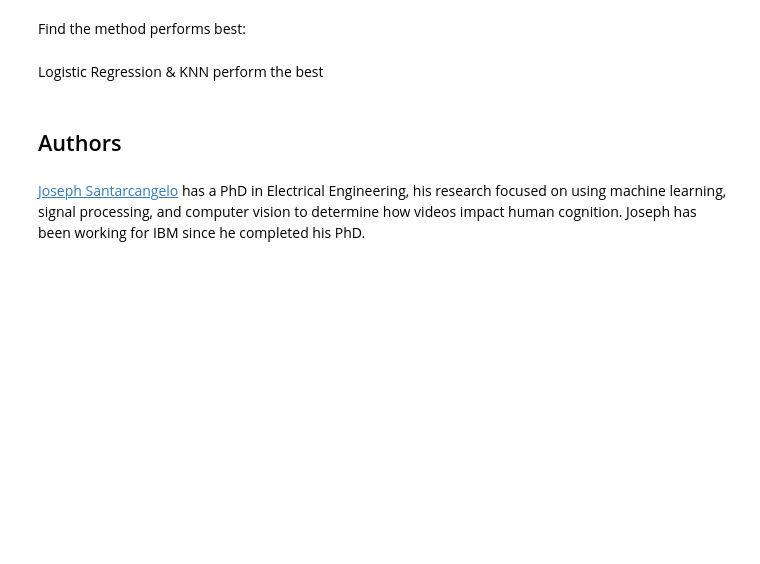
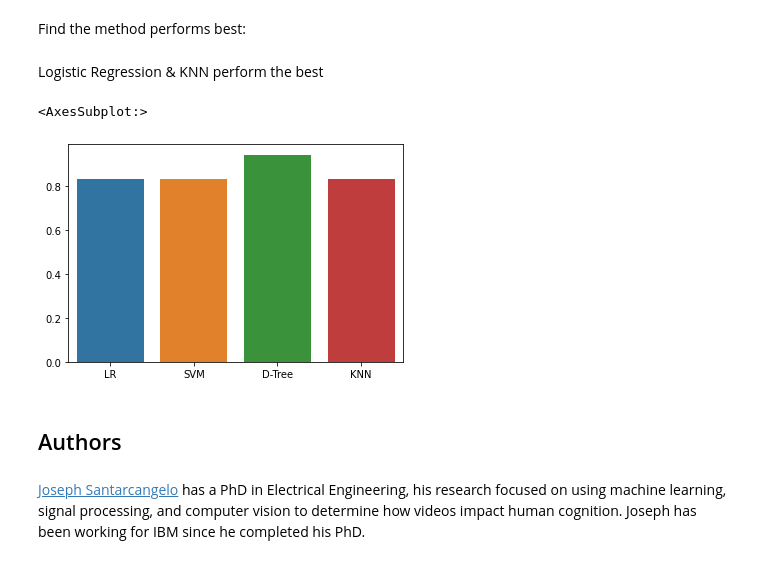
Before and after one commit to tom-buenoschonig/IBM-Capstone, a Jupyter notebook: Machine Learning Prediction.ipynb, the cells around one changed output. Cells and saved outputs as stored; diff of their text form; code cells hidden in the pictures; blank space fills up the shorter version.

```diff
--- a/Machine Learning Prediction.ipynb
+++ b/Machine Learning Prediction.ipynb
@@ -200,7 +200,8 @@ accuracy : 0.8464285714285713
 # %% [markdown]
 Calculate the accuracy on the test data using the method <code>score</code>:
 # %%
-logreg_cv.score(X_test,Y_test)
+lr_score = logreg_cv.score(X_test,Y_test)
+lr_score
 # %% [output]
 0.8333333333333334
 # %% [markdown]
@@ -232,4 +243,5 @@ print("accuracy :",svm_cv.best_score_)
 # %% [markdown]
 Calculate the accuracy on the test data using the method <code>score</code>:
 # %%
-svm_cv.score(X_test,Y_test)
+svm_score = svm_cv.score(X_test,Y_test)
+svm_score
@@ -262,4 +289,5 @@ print("accuracy :",tree_cv.best_score_)
 # %% [markdown]
 Calculate the accuracy of tree_cv on the test data using the method <code>score</code>:
 # %%
-tree_cv.score(X_test,Y_test)
+tree_score = tree_cv.score(X_test,Y_test)
+tree_score
@@ -289,4 +329,5 @@ print("accuracy :",knn_cv.best_score_)
 # %% [markdown]
 Calculate the accuracy of tree_cv on the test data using the method <code>score</code>:
 # %%
-knn_cv.score(X_test,Y_test)
+knn_score = knn_cv.score(X_test,Y_test)
+knn_score
@@ -301,6 +346,13 @@ plot_confusion_matrix(Y_test,yhat)
 Find the method performs best:
 # %% [markdown]
 Logistic Regression & KNN perform the best
+# %%
+models = {'LR':lr_score,'SVM':svm_score,'D-Tree':tree_score,'KNN':knn_score}
+series = pd.Series(data=models)
+sns.barplot(x=series.index,y=series.values)
+# %% [output]
+<AxesSubplot:>
+[figure, added]
 # %% [markdown]
 ## Authors
 # %% [markdown]
```
Also changed, not shown: parts of 12 cells of this notebook.
